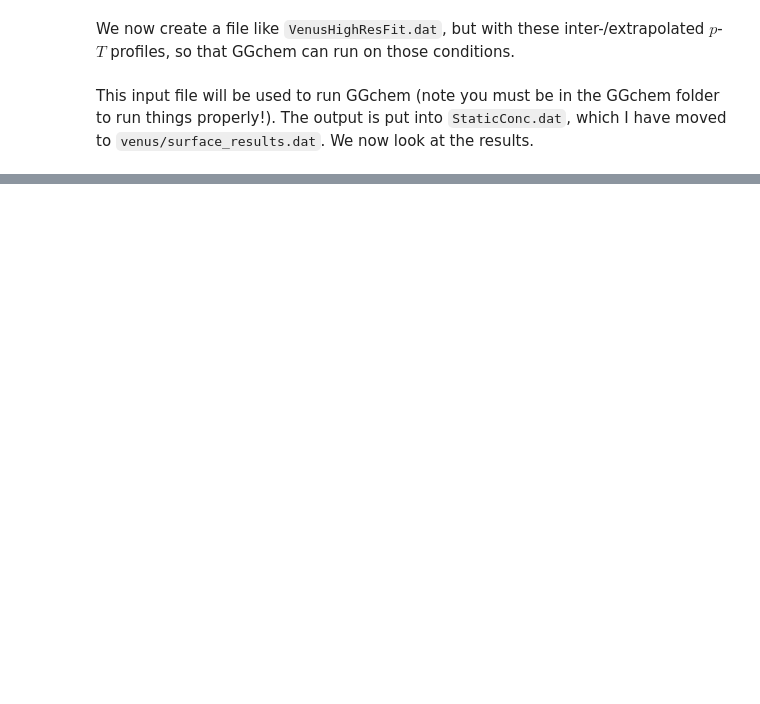
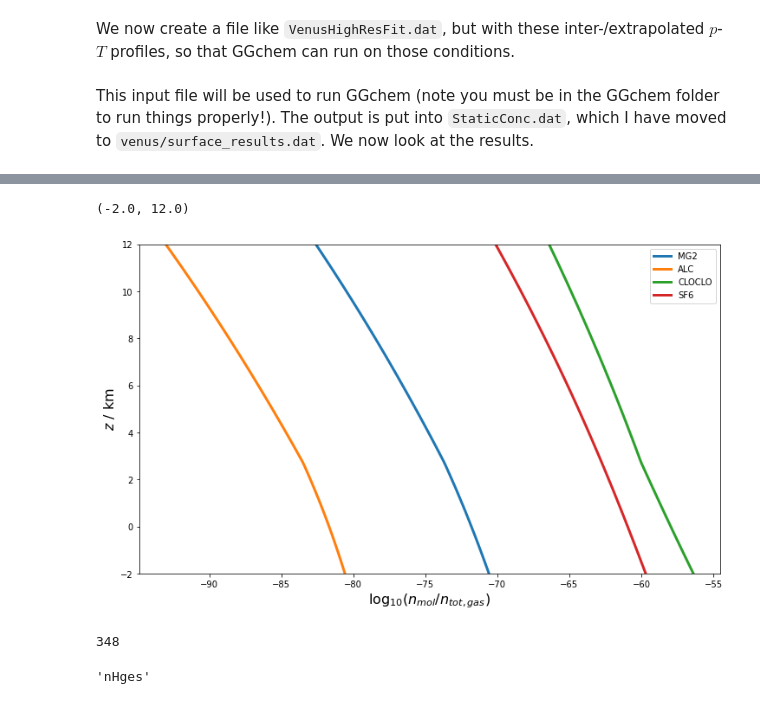
Before and after one commit to xbyrne/sai, a Jupyter notebook: venus/venus_altitude_composition.ipynb, the cells around one changed output, grey strips where cells are left out. Saved outputs shown, nothing was run; the diff lists cells and outputs as text; code cells hidden in the pictures; blank space fills up the shorter version.

```diff
--- a/venus/venus_altitude_composition.ipynb
+++ b/venus/venus_altitude_composition.ipynb
@@ -237,0 +200,36 @@ plt.tight_layout()
+# %%
+# all_species = df.columns[4:4+N_elements+N_molecules].tolist() +\
+#               [col for col in df.columns if col[0]=='n']
+all_species = ['MG2','ALC','CLOCLO','SF6','TICL4']
+ranges = []
+for species in all_species:
+    ranges.append(np.ptp(df[species]))
+tracer_species = np.array(all_species)[np.array(ranges)>10]
+tracer_molecules = [mol for mol in tracer_species if mol[0]!='n']
+fg, ax = plt.subplots(figsize=(12,7))
+for molecule in tracer_molecules:
+    concs = np.log10(concentration(molecule, df, N_elements, N_molecules))
+    ax.plot(
+        concs,
+        df.index,
+        label=molecule,
+        lw=3
+)
+ax.legend(tracer_molecules, fontsize=10)
+ax.set_xlabel('$\log_{10} (n_{mol} / n_{tot, gas})$', fontsize=16)
+ax.set_ylabel('$z$ / km', fontsize=16);
+ax.set_ylim([
+    np.min(df.index.tolist()),
+    np.max(df.index.tolist())
+])
+# %% [output]
+(-2.0, 12.0)
+[figure, added]
+# %%
+np.argmax(ranges)
+# %% [output]
+348
+# %%
+all_species[348]
+# %% [output]
+'nHges'
```
Also changed, not shown: parts of 4 cells of this notebook, 1 other file.
